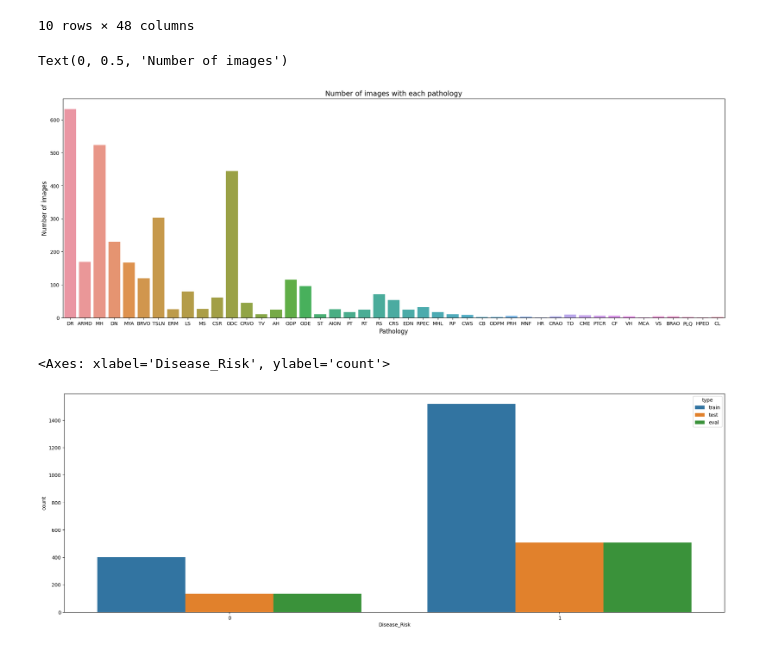
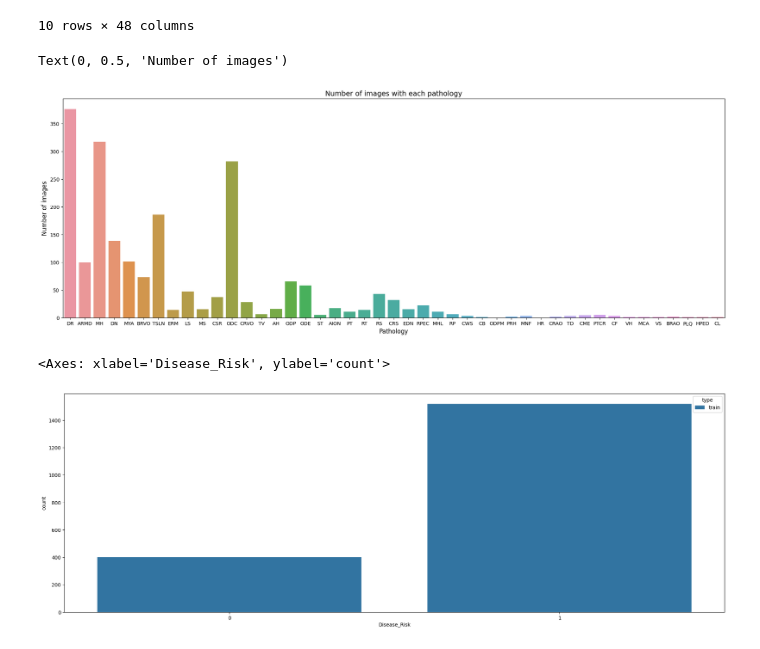
Before and after one commit to Blyzi/DataCamp, a Jupyter notebook: models/main.ipynb, the cells around one changed output. Saved outputs shown, nothing was run; the diff lists cells and outputs as text; code cells hidden in the pictures.

```diff
--- a/models/main.ipynb
+++ b/models/main.ipynb
@@ -9,7 +10,7 @@ import os
 # %%
-df_train = pd.read_csv('datasets/training/metadata.csv')
-df_test = pd.read_csv('datasets/test/metadata.csv')
-df_eval = pd.read_csv('datasets/evaluation/metadata.csv')
+df_train = pd.read_csv('../datasets/training/metadata.csv')
+df_test = pd.read_csv('../datasets/test/metadata.csv')
+df_eval = pd.read_csv('../datasets/evaluation/metadata.csv')
 
 df_train['type'] = 'train'
 df_test['type'] = 'test'
@@ -62,7 +63,7 @@ for desease in desease_list:
 # Histogram of the number of images with each pathology for all the dataset (train, test and validation)
 plt.figure(figsize=(24, 8))
 
-values = df.drop(['file_name', 'Disease_Risk', 'type'], axis=1)
+values = df_train.drop(['file_name', 'Disease_Risk', 'type'], axis=1)
 x = values.columns
 y = values.sum().values
 
@@ -72,12 +73,12 @@ plt.xlabel("Pathology", fontsize=12)
 plt.ylabel("Number of images", fontsize=12)
 # %% [output]
 Text(0, 0.5, 'Number of images')
-[figure, old version]
+[figure, new version]
 # %%
 # Quantity of eyes with pathology vs quantity of eyes without pathology with hue for the dataset(train, test and validation)
 
 plt.figure(figsize=(24, 8))
-sns.countplot(x='Disease_Risk', hue='type', data=df)
+sns.countplot(x='Disease_Risk', hue='type', data=df_train)
 # %% [output]
 <Axes: xlabel='Disease_Risk', ylabel='count'>
-[figure, old version]
+[figure, new version]
```
Also changed, not shown: parts of 9 cells of this notebook, 1 other file.
